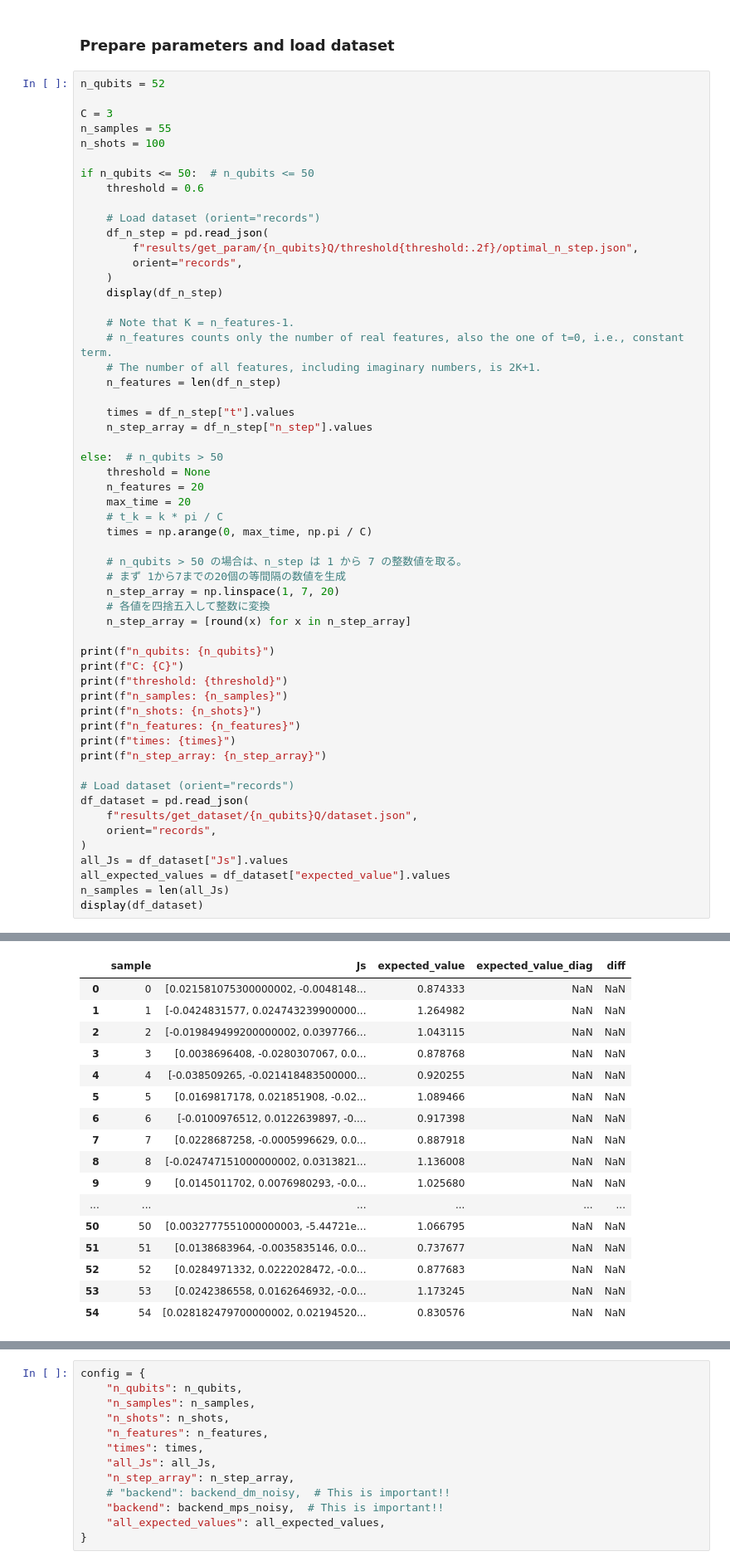
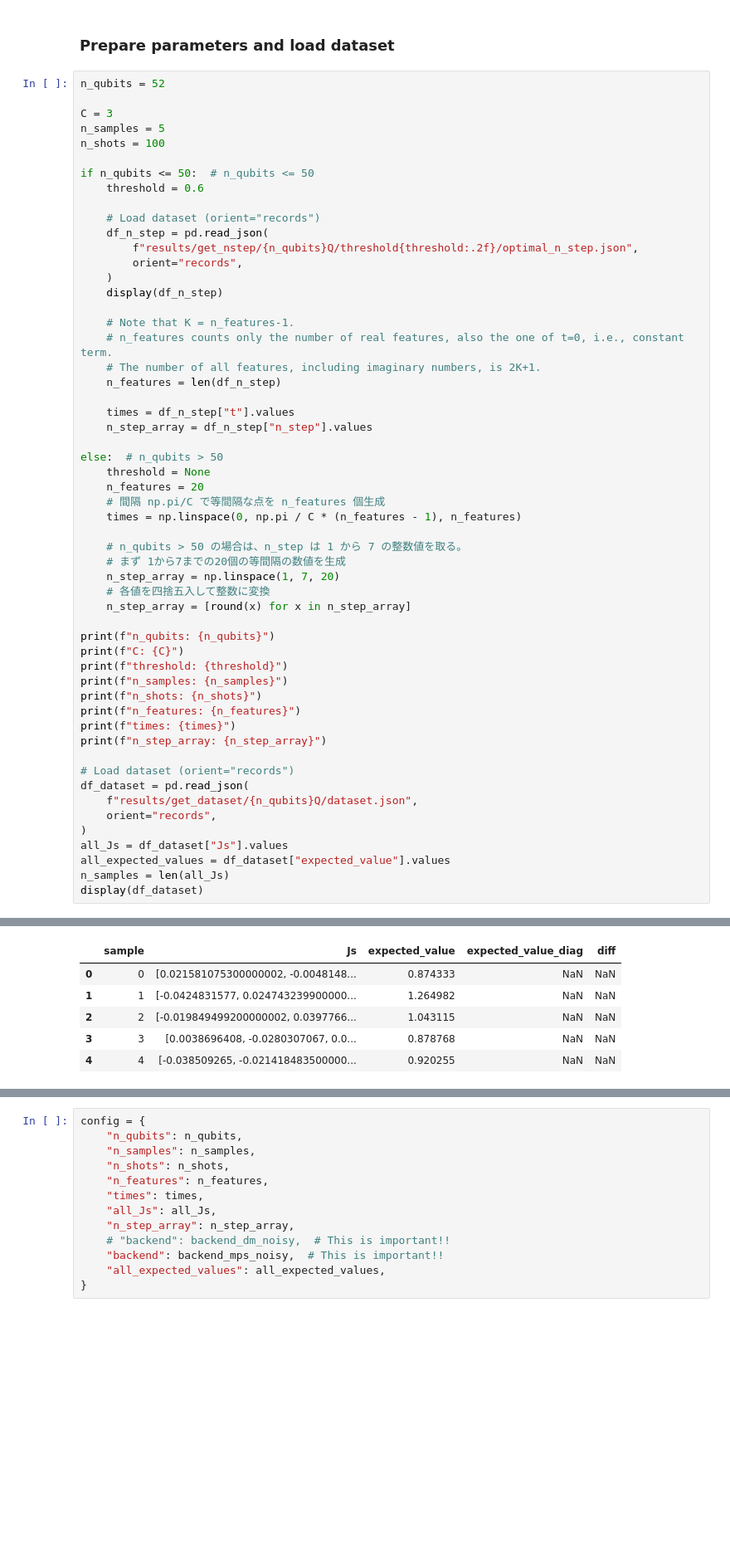
Before and after one commit to YutoMorohoshi/fourier_learning_ibm, a Jupyter notebook: fourier_feature_sim_noisy.ipynb, the cells around one changed output, grey strips where cells are left out. Shown at 83% size. Cells and saved outputs as stored; diff of their text form; blank space fills up the shorter version.

```diff
--- a/fourier_feature_sim_noisy.ipynb
+++ b/fourier_feature_sim_noisy.ipynb
@@ -81,7 +84,7 @@ Using backend noisy simulator: AerSimulator('aer_simulator_matrix_product_state'
 n_qubits = 52
 
 C = 3
-n_samples = 55
+n_samples = 5
 n_shots = 100
 
 if n_qubits <= 50:  # n_qubits <= 50
@@ -89,7 +92,7 @@ if n_qubits <= 50:  # n_qubits <= 50
 
     # Load dataset (orient="records")
     df_n_step = pd.read_json(
-        f"results/get_param/{n_qubits}Q/threshold{threshold:.2f}/optimal_n_step.json",
+        f"results/get_nstep/{n_qubits}Q/threshold{threshold:.2f}/optimal_n_step.json",
         orient="records",
     )
     display(df_n_step)
@@ -105,9 +108,8 @@ if n_qubits <= 50:  # n_qubits <= 50
 else:  # n_qubits > 50
     threshold = None
     n_features = 20
-    max_time = 20
-    # t_k = k * pi / C
-    times = np.arange(0, max_time, np.pi / C)
+    # 間隔 np.pi/C で等間隔な点を n_features 個生成
+    times = np.linspace(0, np.pi / C * (n_features - 1), n_features)
 
     # n_qubits > 50 の場合は、n_step は 1 から 7 の整数値を取る。
     # まず 1から7までの20個の等間隔の数値を生成
@@ -141,27 +143,16 @@ n_samples: 55
 n_shots: 100
 n_features: 20
 times: [ 0.          1.04719755  2.0943951   3.14159265  4.1887902   5.23598776
   6.28318531  7.33038286  8.37758041  9.42477796 10.47197551 11.51917306
  12.56637061 13.61356817 14.66076572 15.70796327 16.75516082 17.80235837
  18.84955592 19.89675347]
 n_step_array: [1, 1, 2, 2, 2, 3, 3, 3, 4, 4, 4, 4, 5, 5, 5, 6, 6, 6, 7, 7]
 |  | sample | Js | expected_value | expected_value_diag | diff |
 | 0 | 0 | [0.021581075300000002, -0.0048148... | 0.874333 | NaN | NaN |
 | 1 | 1 | [-0.0424831577, 0.024743239900000... | 1.264982 | NaN | NaN |
 | 2 | 2 | [-0.019849499200000002, 0.0397766... | 1.043115 | NaN | NaN |
 | 3 | 3 | [0.0038696408, -0.0280307067, 0.0... | 0.878768 | NaN | NaN |
 | 4 | 4 | [-0.038509265, -0.021418483500000... | 0.920255 | NaN | NaN |
-| 5 | 5 | [0.0169817178, 0.021851908, -0.02... | 1.089466 | NaN | NaN |
-| 6 | 6 | [-0.0100976512, 0.0122639897, -0.... | 0.917398 | NaN | NaN |
-| 7 | 7 | [0.0228687258, -0.0005996629, 0.0... | 0.887918 | NaN | NaN |
-| 8 | 8 | [-0.024747151000000002, 0.0313821... | 1.136008 | NaN | NaN |
-| 9 | 9 | [0.0145011702, 0.0076980293, -0.0... | 1.025680 | NaN | NaN |
-| ... | ... | ... | ... | ... | ... |
-| 50 | 50 | [0.0032777551000000003, -5.44721e... | 1.066795 | NaN | NaN |
-| 51 | 51 | [0.0138683964, -0.0035835146, 0.0... | 0.737677 | NaN | NaN |
-| 52 | 52 | [0.0284971332, 0.0222028472, -0.0... | 0.877683 | NaN | NaN |
-| 53 | 53 | [0.0242386558, 0.0162646932, -0.0... | 1.173245 | NaN | NaN |
-| 54 | 54 | [0.028182479700000002, 0.02194520... | 0.830576 | NaN | NaN |
 # %% [markdown]
 # Calculate Fourier feature
 
```
Also changed, not shown: parts of 6 cells of this notebook, 41 other files.
